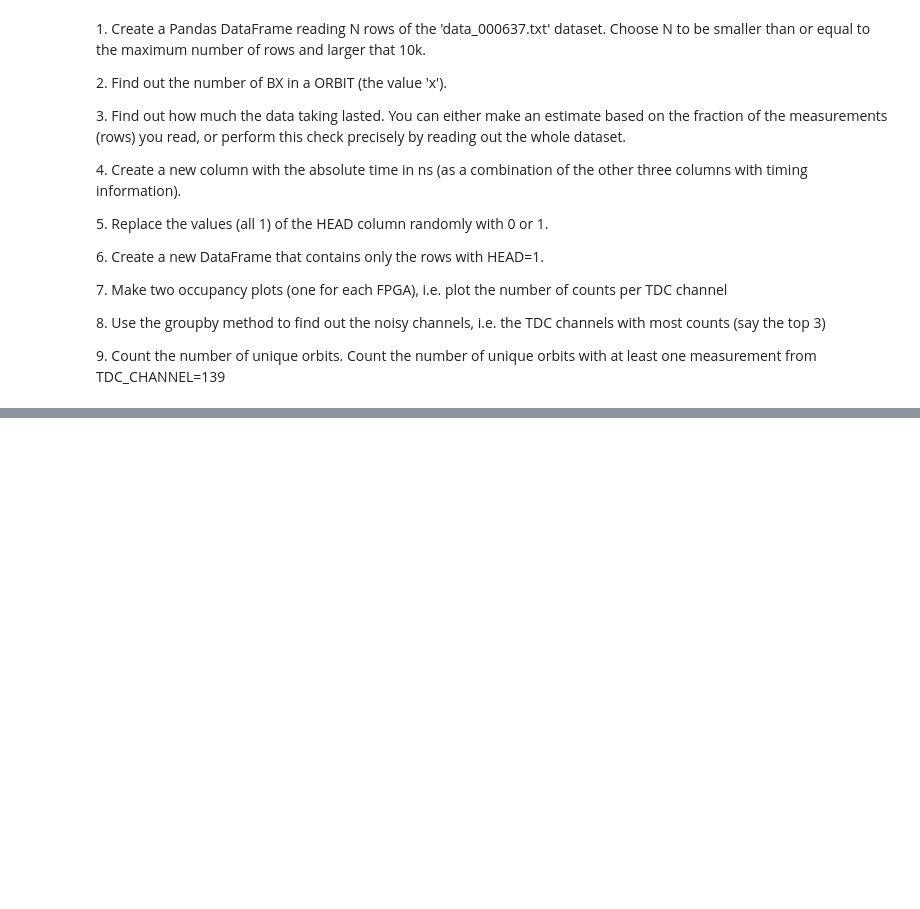
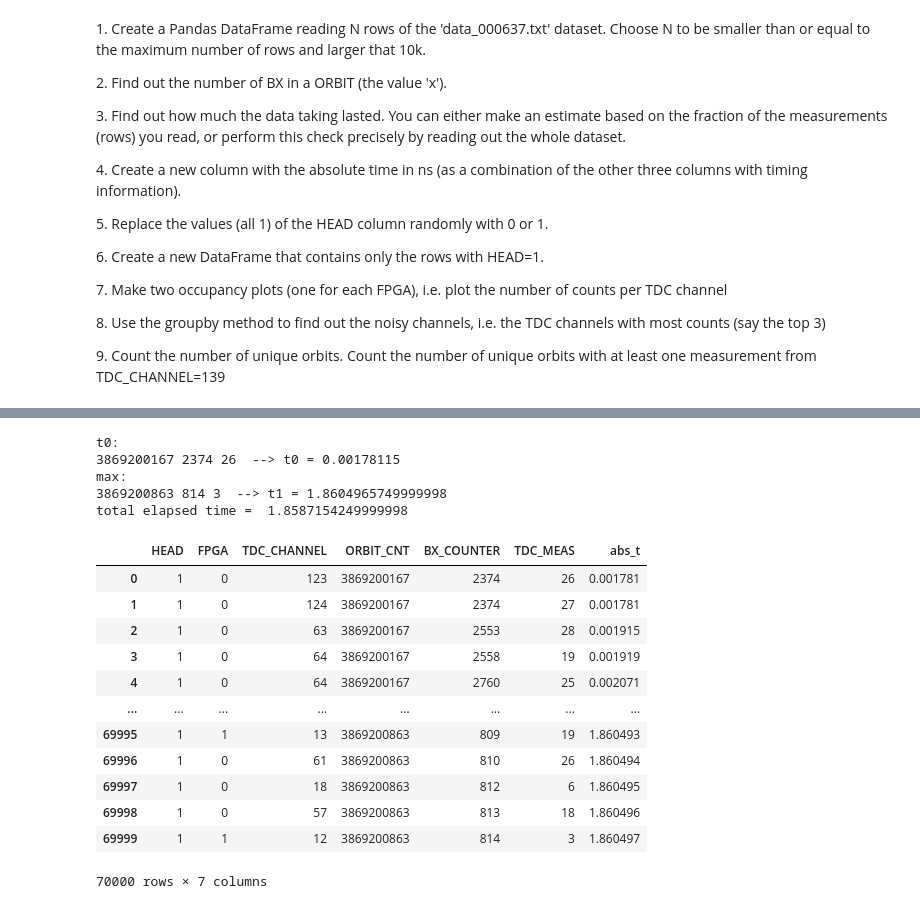
Before and after one commit to DavideCacopardi/LaboratoryOfComputationalPhysics_Y9, a Jupyter notebook: 06ex_Pandas.ipynb, the cells around one changed output, grey strips where cells are left out. Cells and saved outputs as stored; diff of their text form; code cells hidden in the pictures; blank space fills up the shorter version.

```diff
--- a/06ex_Pandas.ipynb
+++ b/06ex_Pandas.ipynb
@@ -23,3 +26,7 @@ This exercise consists in analyzing a dataset containg timing information from a
 8\. Use the groupby method to find out the noisy channels, i.e. the TDC channels with most counts (say the top 3)
 
 9\. Count the number of unique orbits. Count the number of unique orbits with at least one measurement from TDC_CHANNEL=139
+# %%
+N = int(70e3)
+df = pd.read_csv("./data/data_000637.txt", nrows=N)
+df
@@ -25,0 +67,40 @@ This exercise consists in analyzing a dataset containg timing information from a
+# %%
+print("t0:")
+orbit0 = df.at[0, "ORBIT_CNT"]
+bx0 = df.at[0, "BX_COUNTER"]
+tdc0 = df.at[0, "TDC_MEAS"]
+t0 = 25e-9 * tdc0 + 30 * 25e-9 * bx0
+print(orbit0, bx0, tdc0, " --> t0 =", t0)
+
+print("max:")
+orbit1 = df.at[df.shape[0]-1, "ORBIT_CNT"]
+bx1 = df.at[df.shape[0]-1, "BX_COUNTER"]
+tdc1 = df.at[df.shape[0]-1, "TDC_MEAS"]
+t1 = 25e-9 * tdc1 + 30 * 25e-9 * bx1 + x * 30 * 25e-9 * (orbit1 - orbit0)
+print(orbit1, bx1, tdc1, " --> t1 =", t1)
+
+dt = t1 - t0
+print("total elapsed time = ", dt)
+# %% [output]
+t0:
+3869200167 2374 26  --> t0 = 0.00178115
+max:
+3869200863 814 3  --> t1 = 1.8604965749999998
+total elapsed time =  1.8587154249999998
+# %%
+df["abs_t"] = 25e-9 * df["TDC_MEAS"] + 30 * 25e-9 * df["BX_COUNTER"] + x * 30 * 25e-9 * (df["ORBIT_CNT"] - orbit0)
+df
+# %% [output]
+|  | HEAD | FPGA | TDC_CHANNEL | ORBIT_CNT | BX_COUNTER | TDC_MEAS | abs_t |
+| 0 | 1 | 0 | 123 | 3869200167 | 2374 | 26 | 0.001781 |
+| 1 | 1 | 0 | 124 | 3869200167 | 2374 | 27 | 0.001781 |
+| 2 | 1 | 0 | 63 | 3869200167 | 2553 | 28 | 0.001915 |
+| 3 | 1 | 0 | 64 | 3869200167 | 2558 | 19 | 0.001919 |
+| 4 | 1 | 0 | 64 | 3869200167 | 2760 | 25 | 0.002071 |
+| ... | ... | ... | ... | ... | ... | ... | ... |
+| 69995 | 1 | 1 | 13 | 3869200863 | 809 | 19 | 1.860493 |
+| 69996 | 1 | 0 | 61 | 3869200863 | 810 | 26 | 1.860494 |
+| 69997 | 1 | 0 | 18 | 3869200863 | 812 | 6 | 1.860495 |
+| 69998 | 1 | 0 | 57 | 3869200863 | 813 | 18 | 1.860496 |
+| 69999 | 1 | 1 | 12 | 3869200863 | 814 | 3 | 1.860497 |
+70000 rows × 7 columns
```
Also changed, not shown: parts of 6 cells of this notebook, 10 other files.
